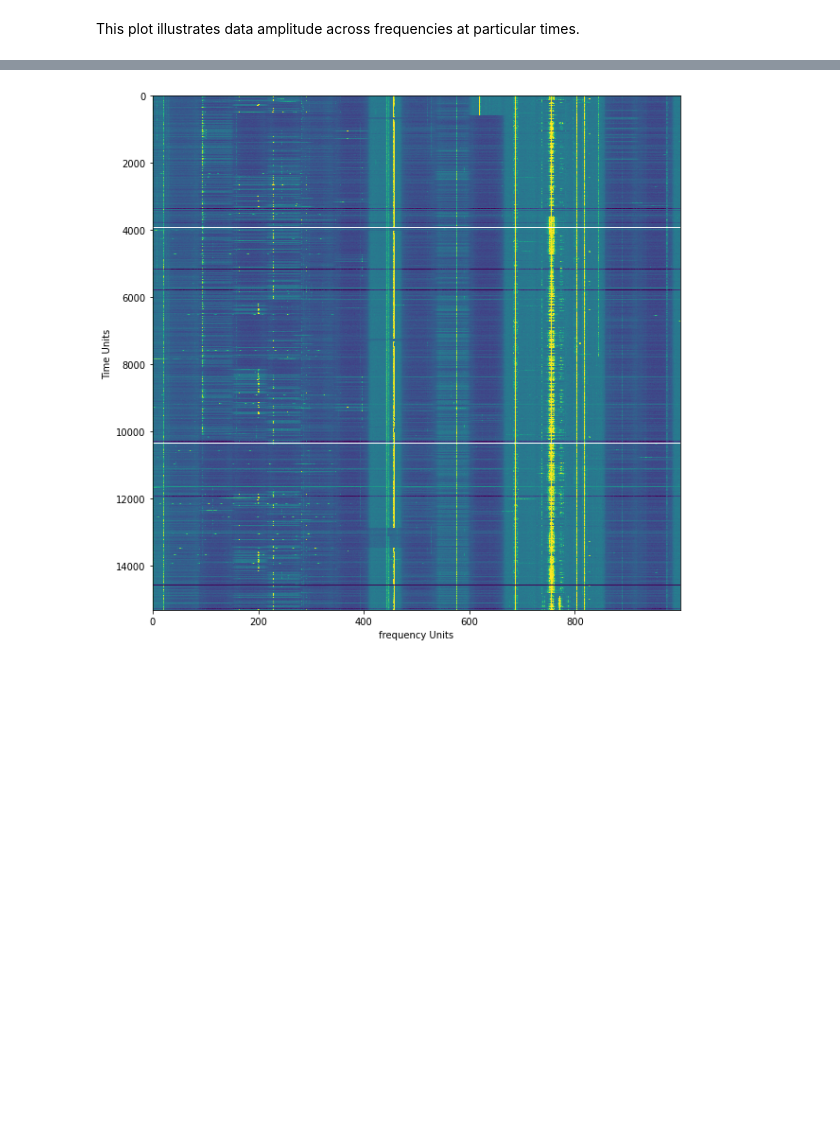
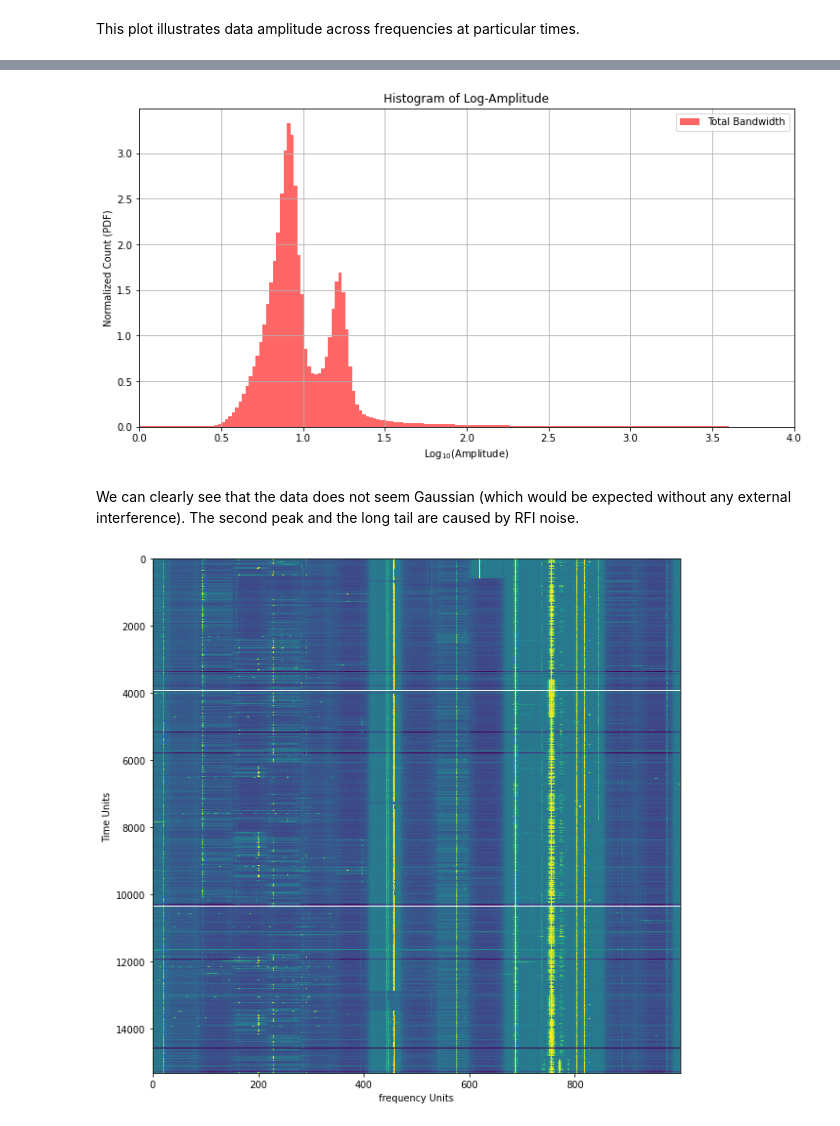
Before and after one commit to PhilJ0ly/albatros_axion_detection, a Jupyter notebook: Jupyter/albatros_data_overview.ipynb, the cells around one changed output, grey strips where cells are left out. Drawn from its saved outputs; the diff is of its cells as text; code cells hidden in the pictures; blank space fills up the shorter version.

```diff
--- a/Jupyter/albatros_data_overview.ipynb
+++ b/Jupyter/albatros_data_overview.ipynb
@@ -107,3 +126,23 @@ This plot illustrates data amplitude across frequencies at particular times.
+# %%
+# Data Histogram
+total_band = np.log10(np.abs(spectra[0, 0, :, :].flatten()))
+total_band = np.nan_to_num(total_band, nan=0.0, posinf=0.0, neginf=0)
+# %%
+plt.figure(figsize=(12,6))
+
+plt.hist(total_band, bins=1000, alpha=0.6, label='Total Bandwidth', color='r', density=True)
+
+plt.xlabel("Log$_{10}$(Amplitude)")
+plt.ylabel("Normalized Count (PDF)")
+plt.title("Histogram of Log-Amplitude")
+plt.legend()
+plt.xlim(0,4)
+plt.grid(True)
+plt.show()
+# %% [output]
+[figure, added]
+# %% [markdown]
+We can clearly see that the data does not seem Gaussian (which would be expected without any external interference). The second peak and the long tail are caused by RFI noise.
 # %%
 # Waterfall plot
 plt.figure(figsize=(10,10))
```
Also changed, not shown: parts of 35 cells of this notebook, 3 other files.
